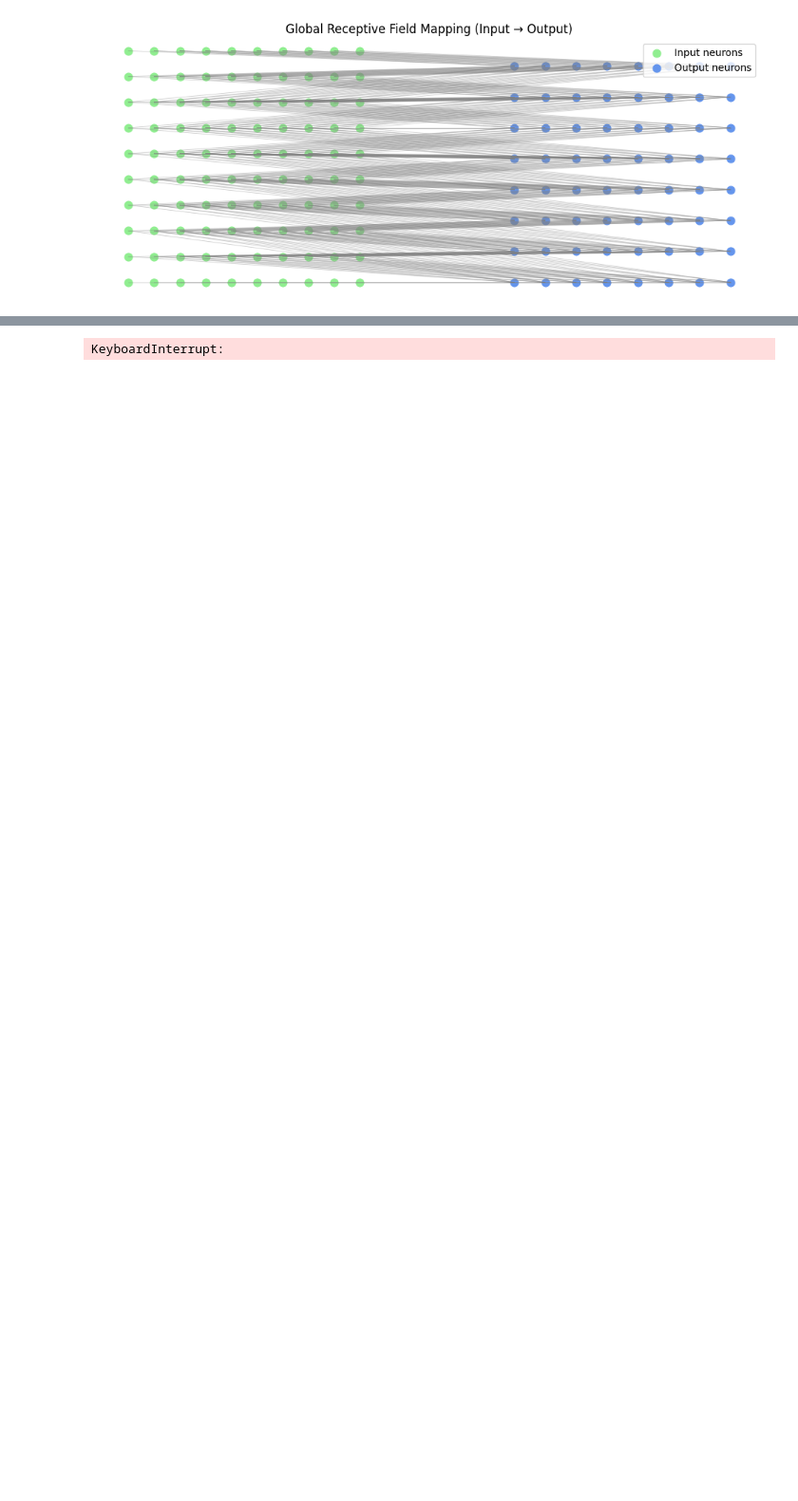
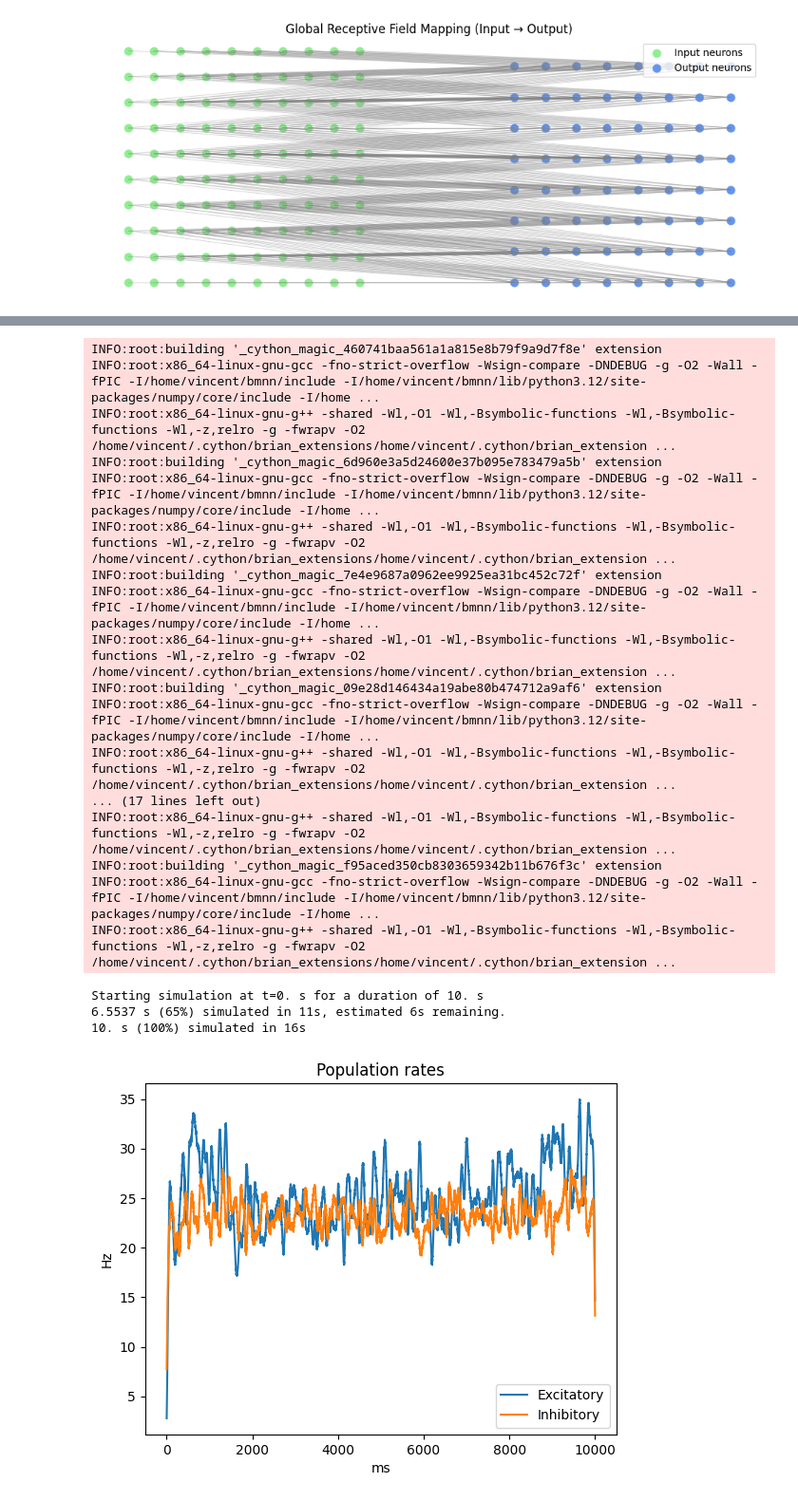
Before and after one commit to DumoulinVincent/epilepsy, a Jupyter notebook: try_RF.ipynb, the cells around one changed output, grey strips where cells are left out. Shown at 95% size. Saved outputs shown, nothing was run; the diff lists cells and outputs as text; code cells hidden in the pictures; blank space fills up the shorter version.

```diff
--- a/try_RF.ipynb
+++ b/try_RF.ipynb
@@ -550,21 +550,59 @@ import matplotlib.animation as animation
 import numpy as np
 import imageio
 import os
-from scipy.signal import spectrogram
-from scipy.signal import cwt, morlet2
-from scipy.ndimage import gaussian_filter
+# from scipy.signal import spectrogram
+# from scipy.signal import cwt, morlet2
+from scipy.signal import convolve2d
 
-def mexican_hat(image, sigma1=1.0, sigma2=2.0):
-    blur1 = gaussian_filter(image, sigma=sigma1)
-    blur2 = gaussian_filter(image, sigma=sigma2)
-    dog = blur1 - blur2
-    return dog
+def apply_mexican_hat(img):
+    filtered = convolve2d(img, kernel, mode='valid')
+    return filtered
+#prepare inputs
+kernel = np.array([
+    [0,  -1,  0],
+    [-1,  4, -1],
+    [0,  -1,  0]
+], dtype=np.float32)
+
+def generate_bar_image(shape=(12, 12), n_bars=3):
+    img = np.zeros(shape, dtype=np.float32)
+    orientation = np.random.choice(['horizontal', 'vertical', 'diagonal'])
+
+    for _ in range(n_bars):
+        if orientation == 'horizontal':
+            row = np.random.randint(1, shape[0]-1)
+            img[row, :] = 1.0
+        elif orientation == 'vertical':
+            col = np.random.randint(1, shape[1]-1)
+            img[:, col] = 1.0
+        elif orientation == 'diagonal':
+            shift = np.random.randint(-shape[0]//2, shape[0]//2)
+            for i in range(shape[0]):
+                j = i + shift
+                if 0 <= j < shape[1]:
+                    img[i, j] = 1.0
+    return img
+
+
+def mexican_hat(img):
+    filtered = convolve2d(img, kernel, mode='valid')
+    return filtered
 
 def convert_to_rates(filtered_img, max_rate=50*Hz):
     norm_img = filtered_img - np.min(filtered_img)
     norm_img /= np.max(norm_img)
-    rates = norm_img.flatten() * max_rate
+    rates = norm_img.flatten() * max_rate * Hz
     return rates
+
+pattern_duration = 350*ms
+num_patterns = 5
+
+images = [generate_bar_image((12, 12), 3) for _ in range(num_patterns)]
+rate_seq = [convert_to_rates(mexican_hat(img)) for img in images]
+
+rate_array = np.repeat(rate_seq, int(pattern_duration/defaultclock.dt), axis=0)
+input_rate_timed = TimedArray(rate_array, dt=defaultclock.dt)
+
 
 start_scope()
 
@@ -769,7 +807,7 @@ C_I_E.taupre = 20*ms
 C_I_E.taupost = 20*ms
 
 #pattern
-pg_inp = PoissonGroup(N_inp, 50 * Hz, name = 'inp')
+pg_inp = PoissonGroup(N_inp, rates='input_rate_timed(t, i) * Hz', name = 'inp')
 C_PG_E = Synapses(pg_inp, P_E, model = stdp_eqs, on_pre='''
         s_AMPA_ext += w
         pre += 1.
@@ -969 +990,21 @@ Output neuron 27 is connected to input neurons: 44
-KeyboardInterrupt:
+INFO:root:building '_cython_magic_460741baa561a1a815e8b79f9a9d7f8e' extension
+INFO:root:x86_64-linux-gnu-gcc -fno-strict-overflow -Wsign-compare -DNDEBUG -g -O2 -Wall -fPIC -I/home/vincent/bmnn/include -I/home/vincent/bmnn/lib/python3.12/site-packages/numpy/core/include -I/home ...
+INFO:root:x86_64-linux-gnu-g++ -shared -Wl,-O1 -Wl,-Bsymbolic-functions -Wl,-Bsymbolic-functions -Wl,-z,relro -g -fwrapv -O2 /home/vincent/.cython/brian_extensions/home/vincent/.cython/brian_extension ...
+INFO:root:building '_cython_magic_6d960e3a5d24600e37b095e783479a5b' extension
+INFO:root:x86_64-linux-gnu-gcc -fno-strict-overflow -Wsign-compare -DNDEBUG -g -O2 -Wall -fPIC -I/home/vincent/bmnn/include -I/home/vincent/bmnn/lib/python3.12/site-packages/numpy/core/include -I/home ...
+INFO:root:x86_64-linux-gnu-g++ -shared -Wl,-O1 -Wl,-Bsymbolic-functions -Wl,-Bsymbolic-functions -Wl,-z,relro -g -fwrapv -O2 /home/vincent/.cython/brian_extensions/home/vincent/.cython/brian_extension ...
+INFO:root:building '_cython_magic_7e4e9687a0962ee9925ea31bc452c72f' extension
+INFO:root:x86_64-linux-gnu-gcc -fno-strict-overflow -Wsign-compare -DNDEBUG -g -O2 -Wall -fPIC -I/home/vincent/bmnn/include -I/home/vincent/bmnn/lib/python3.12/site-packages/numpy/core/include -I/home ...
+INFO:root:x86_64-linux-gnu-g++ -shared -Wl,-O1 -Wl,-Bsymbolic-functions -Wl,-Bsymbolic-functions -Wl,-z,relro -g -fwrapv -O2 /home/vincent/.cython/brian_extensions/home/vincent/.cython/brian_extension ...
+INFO:root:building '_cython_magic_09e28d146434a19abe80b474712a9af6' extension
+INFO:root:x86_64-linux-gnu-gcc -fno-strict-overflow -Wsign-compare -DNDEBUG -g -O2 -Wall -fPIC -I/home/vincent/bmnn/include -I/home/vincent/bmnn/lib/python3.12/site-packages/numpy/core/include -I/home ...
+INFO:root:x86_64-linux-gnu-g++ -shared -Wl,-O1 -Wl,-Bsymbolic-functions -Wl,-Bsymbolic-functions -Wl,-z,relro -g -fwrapv -O2 /home/vincent/.cython/brian_extensions/home/vincent/.cython/brian_extension ...
+... (17 lines left out)
+INFO:root:x86_64-linux-gnu-g++ -shared -Wl,-O1 -Wl,-Bsymbolic-functions -Wl,-Bsymbolic-functions -Wl,-z,relro -g -fwrapv -O2 /home/vincent/.cython/brian_extensions/home/vincent/.cython/brian_extension ...
+INFO:root:building '_cython_magic_f95aced350cb8303659342b11b676f3c' extension
+INFO:root:x86_64-linux-gnu-gcc -fno-strict-overflow -Wsign-compare -DNDEBUG -g -O2 -Wall -fPIC -I/home/vincent/bmnn/include -I/home/vincent/bmnn/lib/python3.12/site-packages/numpy/core/include -I/home ...
+INFO:root:x86_64-linux-gnu-g++ -shared -Wl,-O1 -Wl,-Bsymbolic-functions -Wl,-Bsymbolic-functions -Wl,-z,relro -g -fwrapv -O2 /home/vincent/.cython/brian_extensions/home/vincent/.cython/brian_extension ...
+Starting simulation at t=0. s for a duration of 10. s
+6.5537 s (65%) simulated in 11s, estimated 6s remaining.
+10. s (100%) simulated in 16s
+[figure, added]
```
Also changed, not shown: parts of 7 cells of this notebook.
